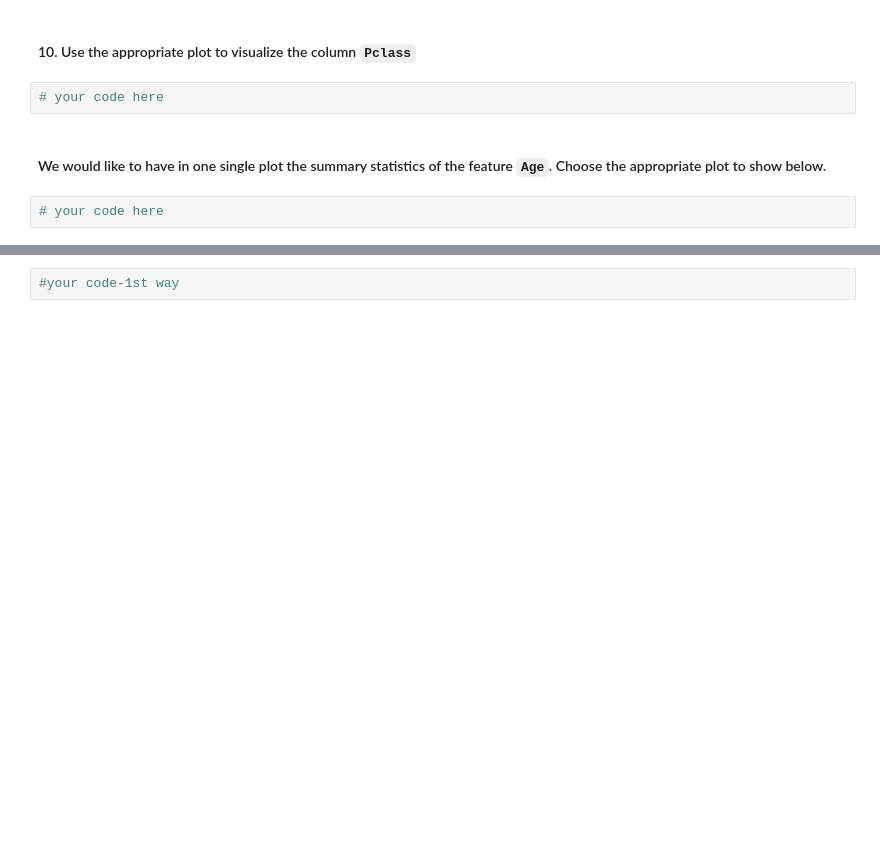
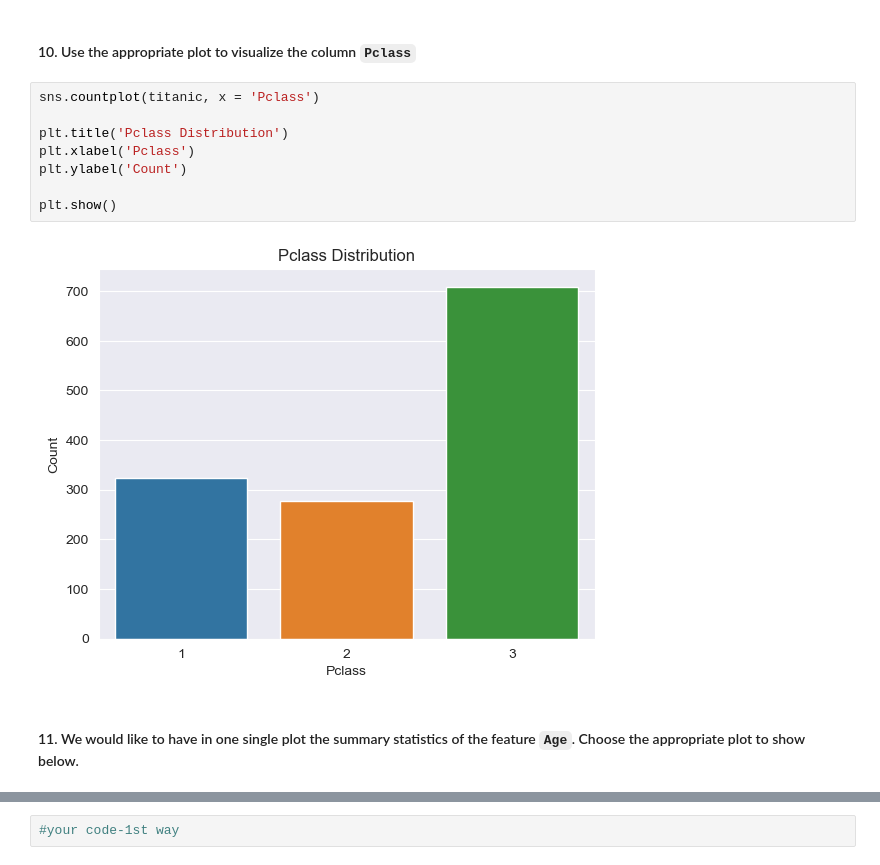
Before and after one commit to Ironhack-Data-Madrid-PartTime-May22/lab_visualization_extra, a Jupyter notebook: challenge-2.ipynb, the cells around one changed output, grey strips where cells are left out. Cells and saved outputs as stored; diff of their text form; blank space fills up the shorter version.

```diff
--- a/challenge-2.ipynb
+++ b/challenge-2.ipynb
@@ -130,8 +160,14 @@ plt.show()
 # %% [markdown]
 #### 10. Use the appropriate plot to visualize the column `Pclass`
-# %%
-# your code here
+# %%
+sns.countplot(titanic, x = 'Pclass')
+
+plt.title('Pclass Distribution')
+plt.xlabel('Pclass')
+plt.ylabel('Count')
+
+plt.show()
+# %% [output]
+[figure, added]
 # %% [markdown]
-#### We would like to have in one single plot the summary statistics of the feature `Age`. Choose the appropriate plot to show below.
+#### 11. We would like to have in one single plot the summary statistics of the feature `Age`. Choose the appropriate plot to show below.
-# %%
-# your code here
```
Also changed, not shown: parts of 20 cells of this notebook.
